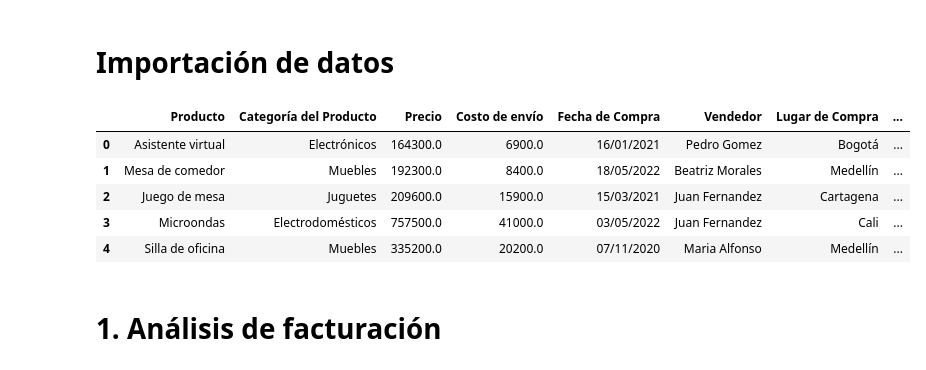
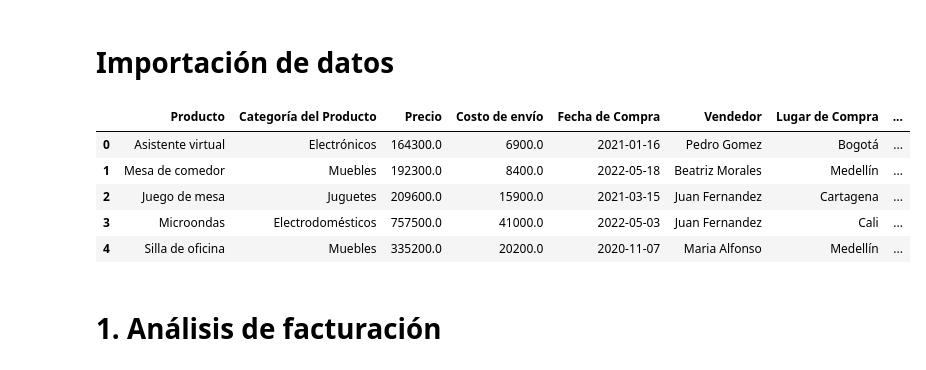
Before and after one commit to OctavioPinoRosas/ChallengeAluraStore, a Jupyter notebook: AluraStoreLatam.ipynb, the cells around one changed output. Cells and saved outputs as stored; diff of their text form; code cells hidden in the pictures.

```diff
--- a/AluraStoreLatam.ipynb
+++ b/AluraStoreLatam.ipynb
@@ -2,25 +2,32 @@
 # Importación de datos
 # %%
 import pandas as pd
+import numpy as np
 
 url1 = r"base-de-datos-challenge1-latam\tienda_1.csv"
 url2 = r"base-de-datos-challenge1-latam\tienda_2.csv"
 url3 = r"base-de-datos-challenge1-latam\tienda_3.csv"
 url4 = r"base-de-datos-challenge1-latam\tienda_4.csv"
 
 tienda1 = pd.read_csv(url1)
 tienda2 = pd.read_csv(url2)
 tienda3 = pd.read_csv(url3)
 tienda4 = pd.read_csv(url4)
 
+# Convert 'Fecha de Compra' to datetime in all DataFrames
+tienda1['Fecha de Compra'] = pd.to_datetime(tienda1['Fecha de Compra'], format='%d/%m/%Y')
+tienda2['Fecha de Compra'] = pd.to_datetime(tienda2['Fecha de Compra'], format='%d/%m/%Y')
+tienda3['Fecha de Compra'] = pd.to_datetime(tienda3['Fecha de Compra'], format='%d/%m/%Y')
+tienda4['Fecha de Compra'] = pd.to_datetime(tienda4['Fecha de Compra'], format='%d/%m/%Y')
+
 tienda1.head()
 # %% [output]
 |  | Producto | Categoría del Producto | Precio | Costo de envío | Fecha de Compra | Vendedor | Lugar de Compra | ... |
-| 0 | Asistente virtual | Electrónicos | 164300.0 | 6900.0 | 16/01/2021 | Pedro Gomez | Bogotá | ... |
-| 1 | Mesa de comedor | Muebles | 192300.0 | 8400.0 | 18/05/2022 | Beatriz Morales | Medellín | ... |
-| 2 | Juego de mesa | Juguetes | 209600.0 | 15900.0 | 15/03/2021 | Juan Fernandez | Cartagena | ... |
-| 3 | Microondas | Electrodomésticos | 757500.0 | 41000.0 | 03/05/2022 | Juan Fernandez | Cali | ... |
-| 4 | Silla de oficina | Muebles | 335200.0 | 20200.0 | 07/11/2020 | Maria Alfonso | Medellín | ... |
+| 0 | Asistente virtual | Electrónicos | 164300.0 | 6900.0 | 2021-01-16 | Pedro Gomez | Bogotá | ... |
+| 1 | Mesa de comedor | Muebles | 192300.0 | 8400.0 | 2022-05-18 | Beatriz Morales | Medellín | ... |
+| 2 | Juego de mesa | Juguetes | 209600.0 | 15900.0 | 2021-03-15 | Juan Fernandez | Cartagena | ... |
+| 3 | Microondas | Electrodomésticos | 757500.0 | 41000.0 | 2022-05-03 | Juan Fernandez | Cali | ... |
+| 4 | Silla de oficina | Muebles | 335200.0 | 20200.0 | 2020-11-07 | Maria Alfonso | Medellín | ... |
 # %% [markdown]
 # 1. Análisis de facturación
 # %%
```
Also changed, not shown: parts of 9 cells of this notebook, 1 other file.
